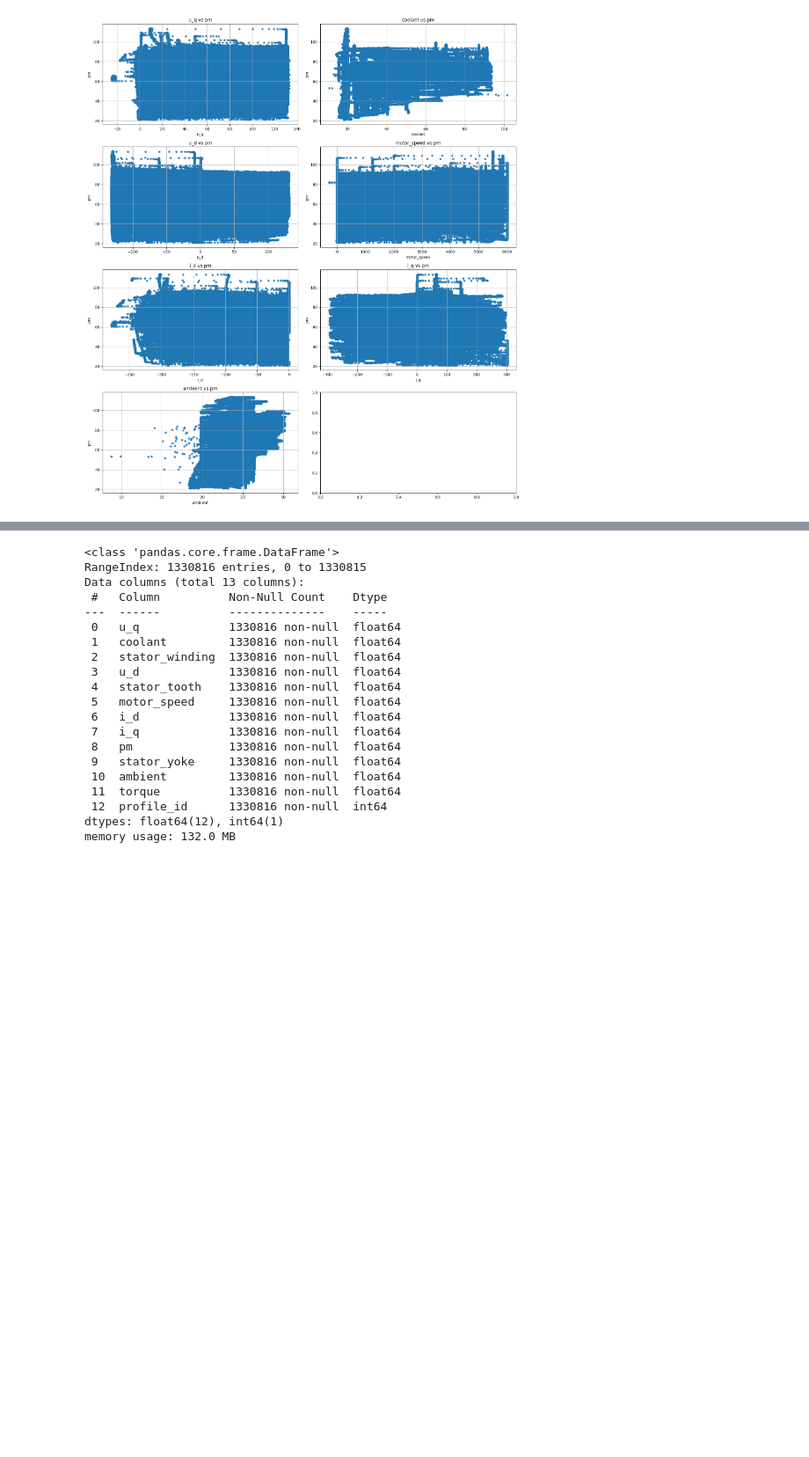
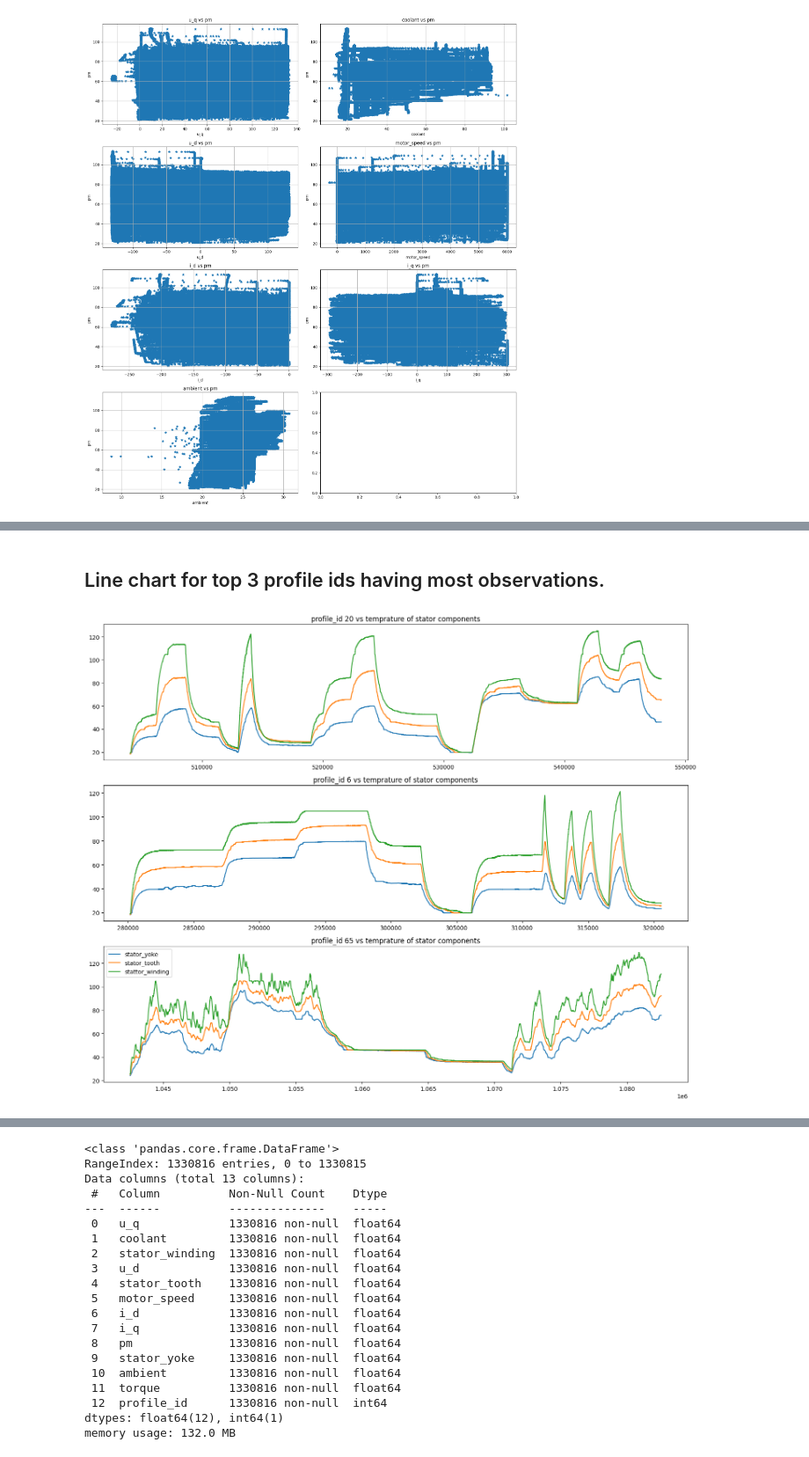
Before and after one commit to Jayeshpra/Electric-Motor-Temperature-Prediction, a Jupyter notebook: Data Collection and Analysis/Data_analysis.ipynb, the cells around one changed output, grey strips where cells are left out. Shown at 88% size. Cells and saved outputs as stored; diff of their text form; code cells hidden in the pictures; blank space fills up the shorter version.

```diff
--- a/Data Collection and Analysis/Data_analysis.ipynb
+++ b/Data Collection and Analysis/Data_analysis.ipynb
@@ -161,0 +171,16 @@ plt.show()
+# %% [markdown]
+## Line chart for top 3 profile ids having most observations.
+# %%
+fig, axis = plt.subplots(nrows=3, ncols=1, figsize=(15, 12))
+
+for i, id in enumerate([20, 6, 65]):
+    axis[i].plot(Dataframe[Dataframe['profile_id'] == id]['stator_yoke'], label='stator_yoke')
+    axis[i].plot(Dataframe[Dataframe['profile_id'] == id]['stator_tooth'], label='stator_tooth')
+    axis[i].plot(Dataframe[Dataframe['profile_id'] == id]['stator_winding'], label='stattor_winding')
+    axis[i].set_title(f"profile_id {id} vs temprature of stator components")
+
+plt.tight_layout()
+plt.legend()
+plt.show()
+# %% [output]
+[figure, added]
```
Also changed, not shown: parts of 4 cells of this notebook.
